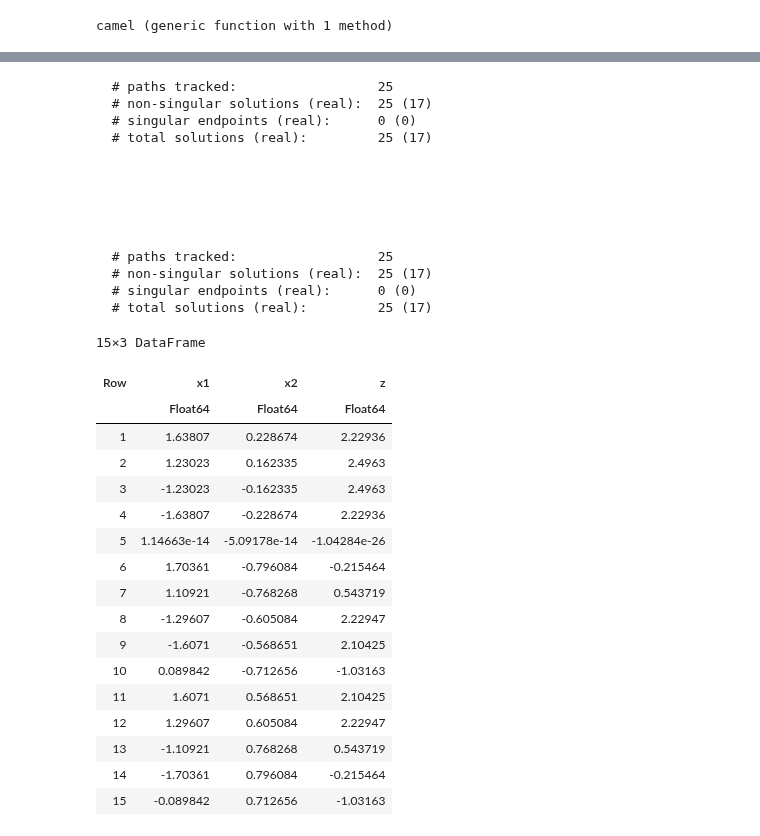
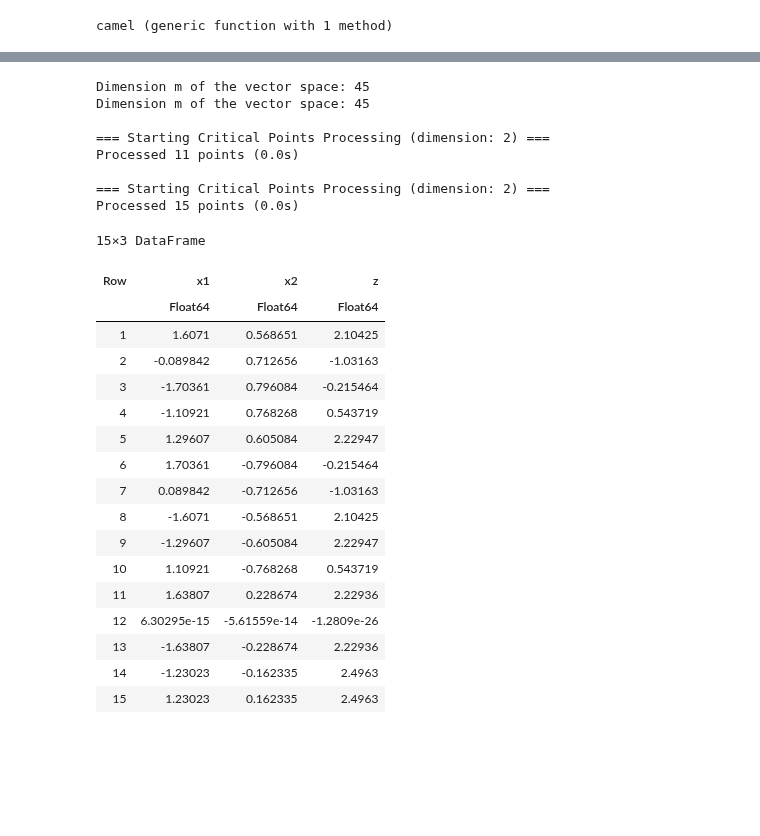
Before and after one commit to gescholt/Globtim.jl, a Jupyter notebook: Examples/Notebooks/Camel_2d.ipynb, the cells around one changed output, grey strips where cells are left out. Drawn from its saved outputs; the diff is of its cells as text; code cells hidden in the pictures; blank space fills up the shorter version.

```diff
--- a/Examples/Notebooks/Camel_2d.ipynb
+++ b/Examples/Notebooks/Camel_2d.ipynb
@@ -19,17 +17,15 @@ f = camel # Objective function
 # %% [output]
 camel (generic function with 1 method)
 # %%
-d = 6 # Initial Degree
-# SMPL = calculate_samples(binomial(n + d, d), delta, alpha)#Number of samples is too LinearAlgebra
+d = 8 # Initial Degree
 SMPL = 200
-println("Number of samples: ", SMPL)
+println("Number of samples: ", SMPL^2)
 TR = test_input(f,
                 dim = n,
                 center = [0.0, 0.0],
                 GN = SMPL,
-                sample_range = scale_factor,
-                degree_max = d+4
+                sample_range = scale_factor
                 )
-pol_cheb = Constructor(TR, d, basis=:chebyshev)
-pol_lege = Constructor(TR, d, basis=:legendre);
+pol_cheb = Constructor(TR, d, basis=:chebyshev, precision=RationalPrecision)
+pol_lege = Constructor(TR, d, basis=:legendre, precision=RationalPrecision);
 # %% [output]
@@ -43,40 +35,45 @@ current L2-norm: 2.742840669319388e-12
 # %%
-real_pts_cheb = solve_polynomial_system(x, n, d, pol_cheb.coeffs; basis=:chebyshev, bigint=true)
-real_pts_lege = solve_polynomial_system(x, n, d, pol_lege.coeffs; basis=:legendre, bigint=true)
+@polyvar(x[1:n]) # Define polynomial ring
+real_pts_cheb = solve_polynomial_system(
+    x, n, d, pol_cheb.coeffs;
+    basis=pol_cheb.basis,
+    precision=pol_cheb.precision,
+    normalized=pol_cheb.normalized,
+    power_of_two_denom=pol_cheb.power_of_two_denom
+)
 
-# Usage example:
-df_cheb = process_critical_points(real_pts_cheb, f, scale_factor)
-df_lege = process_critical_points(real_pts_lege, f, scale_factor)
+real_pts_lege = solve_polynomial_system(
+    x, n, d, pol_lege.coeffs;
+    basis=pol_lege.basis,
+    precision=pol_lege.precision,
+    normalized=pol_lege.normalized)
+
+df_cheb = process_critical_points(real_pts_cheb, f, TR)
+df_lege = process_critical_points(real_pts_lege, f, TR)
 # %% [output]
-  # paths tracked:                  25
-  # non-singular solutions (real):  25 (17)
-  # singular endpoints (real):      0 (0)
-  # total solutions (real):         25 (17)
+Dimension m of the vector space: 45
+Dimension m of the vector space: 45
 
+=== Starting Critical Points Processing (dimension: 2) ===
+Processed 11 points (0.0s)
 
-
-
-
-
-  # paths tracked:                  25
-  # non-singular solutions (real):  25 (17)
-  # singular endpoints (real):      0 (0)
-  # total solutions (real):         25 (17)
+=== Starting Critical Points Processing (dimension: 2) ===
+Processed 15 points (0.0s)
 15×3 DataFrame
 | Row | x1 | x2 | z |
 |  | Float64 | Float64 | Float64 |
-| 1 | 1.63807 | 0.228674 | 2.22936 |
-| 2 | 1.23023 | 0.162335 | 2.4963 |
-| 3 | -1.23023 | -0.162335 | 2.4963 |
-| 4 | -1.63807 | -0.228674 | 2.22936 |
-| 5 | 1.14663e-14 | -5.09178e-14 | -1.04284e-26 |
+| 1 | 1.6071 | 0.568651 | 2.10425 |
+| 2 | -0.089842 | 0.712656 | -1.03163 |
+| 3 | -1.70361 | 0.796084 | -0.215464 |
+| 4 | -1.10921 | 0.768268 | 0.543719 |
+| 5 | 1.29607 | 0.605084 | 2.22947 |
 | 6 | 1.70361 | -0.796084 | -0.215464 |
-| 7 | 1.10921 | -0.768268 | 0.543719 |
-| 8 | -1.29607 | -0.605084 | 2.22947 |
-| 9 | -1.6071 | -0.568651 | 2.10425 |
-| 10 | 0.089842 | -0.712656 | -1.03163 |
-| 11 | 1.6071 | 0.568651 | 2.10425 |
-| 12 | 1.29607 | 0.605084 | 2.22947 |
-| 13 | -1.10921 | 0.768268 | 0.543719 |
-| 14 | -1.70361 | 0.796084 | -0.215464 |
-| 15 | -0.089842 | 0.712656 | -1.03163 |
+| 7 | 0.089842 | -0.712656 | -1.03163 |
+| 8 | -1.6071 | -0.568651 | 2.10425 |
+| 9 | -1.29607 | -0.605084 | 2.22947 |
+| 10 | 1.10921 | -0.768268 | 0.543719 |
+| 11 | 1.63807 | 0.228674 | 2.22936 |
+| 12 | 6.30295e-15 | -5.61559e-14 | -1.2809e-26 |
+| 13 | -1.63807 | -0.228674 | 2.22936 |
+| 14 | -1.23023 | -0.162335 | 2.4963 |
+| 15 | 1.23023 | 0.162335 | 2.4963 |
```
Also changed, not shown: parts of 9 cells of this notebook, 15 other files.
